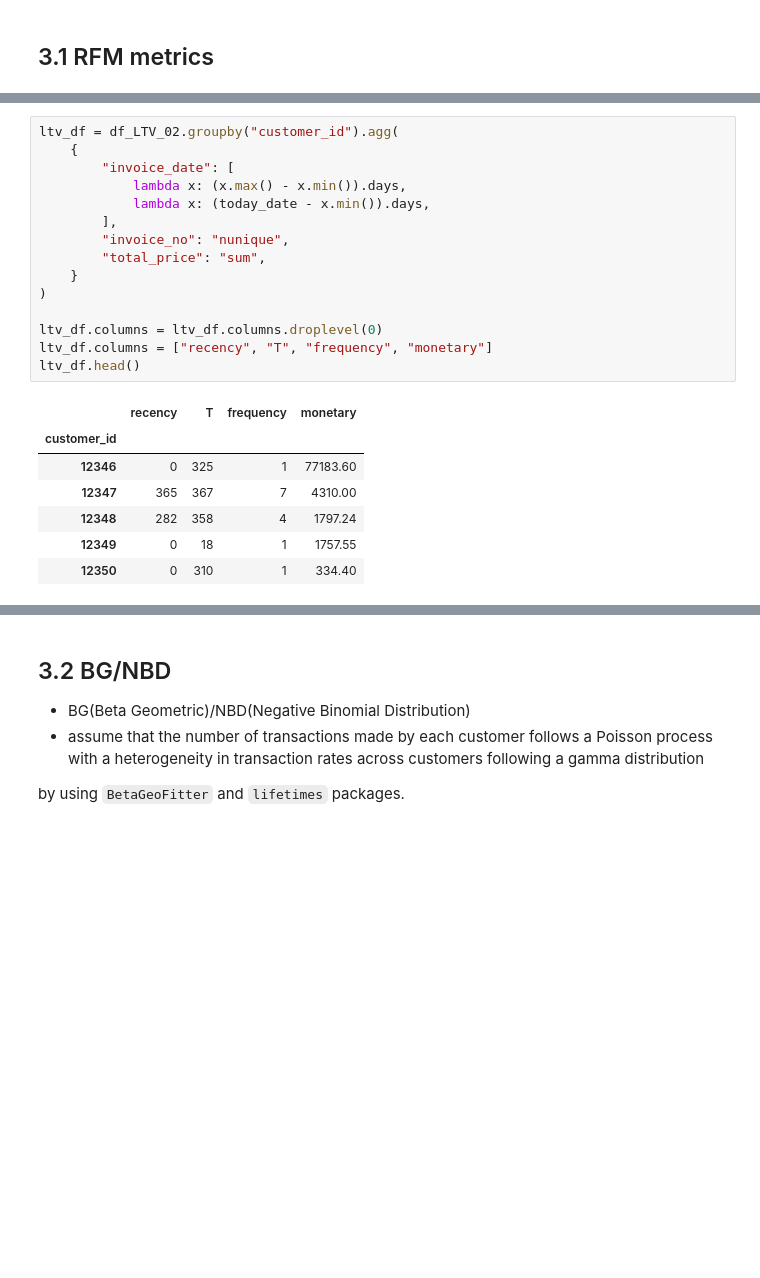
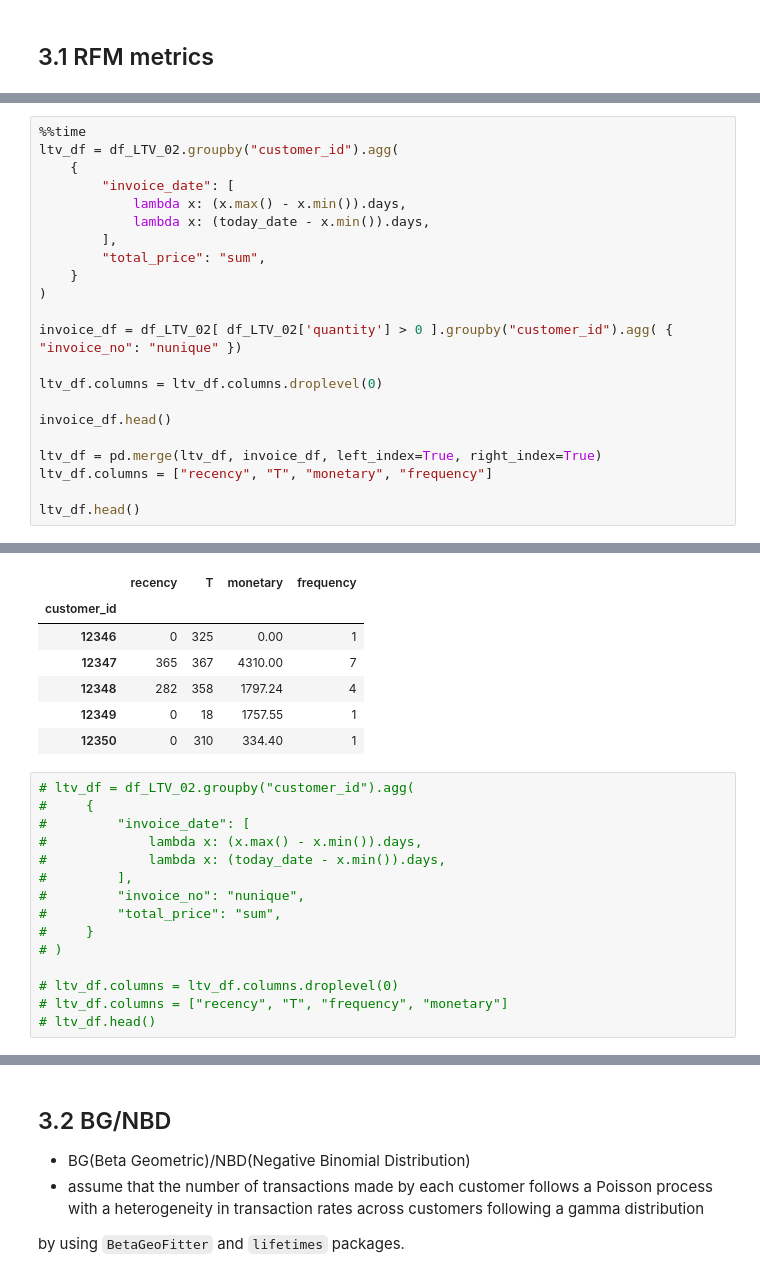
Before and after one commit to Nayoung-young/prj-ecommerce-ltv, a Jupyter notebook: e_commerce_LTV.ipynb, the cells around one changed output, grey strips where cells are left out. Cells and saved outputs as stored; diff of their text form; blank space fills up the shorter version.

```diff
--- a/e_commerce_LTV.ipynb
+++ b/e_commerce_LTV.ipynb
@@ -512,0 +524,23 @@ df_LTV_02[df_LTV_02['customer_id'] == '12346']
+# %%
+%%time
+ltv_df = df_LTV_02.groupby("customer_id").agg(
+    {
+        "invoice_date": [
+            lambda x: (x.max() - x.min()).days,
+            lambda x: (today_date - x.min()).days,
+        ],
+        "total_price": "sum",
+    }
+)
+
+invoice_df = df_LTV_02[ df_LTV_02['quantity'] > 0 ].groupby("customer_id").agg( { "invoice_no": "nunique" })
+
+ltv_df.columns = ltv_df.columns.droplevel(0)
+
+invoice_df.head()
+
+ltv_df = pd.merge(ltv_df, invoice_df, left_index=True, right_index=True)
+ltv_df.columns = ["recency", "T", "monetary", "frequency"]
+
+ltv_df.head()
+# %% [output]
@@ -513,26 +549,25 @@ df_LTV_02[df_LTV_02['customer_id'] == '12346']
+|  | recency | T | monetary | frequency |
+| customer_id |  |  |  |  |
+| 12346 | 0 | 325 | 0.00 | 1 |
+| 12347 | 365 | 367 | 4310.00 | 7 |
+| 12348 | 282 | 358 | 1797.24 | 4 |
+| 12349 | 0 | 18 | 1757.55 | 1 |
+| 12350 | 0 | 310 | 334.40 | 1 |
 # %%
-ltv_df = df_LTV_02.groupby("customer_id").agg(
-    {
-        "invoice_date": [
-            lambda x: (x.max() - x.min()).days,
-            lambda x: (today_date - x.min()).days,
-        ],
-        "invoice_no": "nunique",
-        "total_price": "sum",
-    }
-)
+# ltv_df = df_LTV_02.groupby("customer_id").agg(
+#     {
+#         "invoice_date": [
+#             lambda x: (x.max() - x.min()).days,
+#             lambda x: (today_date - x.min()).days,
+#         ],
+#         "invoice_no": "nunique",
+#         "total_price": "sum",
+#     }
+# )
 
-ltv_df.columns = ltv_df.columns.droplevel(0)
-ltv_df.columns = ["recency", "T", "frequency", "monetary"]
-ltv_df.head()
+# ltv_df.columns = ltv_df.columns.droplevel(0)
+# ltv_df.columns = ["recency", "T", "frequency", "monetary"]
+# ltv_df.head()
-# %% [output]
-|  | recency | T | frequency | monetary |
-| customer_id |  |  |  |  |
-| 12346 | 0 | 325 | 1 | 77183.60 |
-| 12347 | 365 | 367 | 7 | 4310.00 |
-| 12348 | 282 | 358 | 4 | 1797.24 |
-| 12349 | 0 | 18 | 1 | 1757.55 |
-| 12350 | 0 | 310 | 1 | 334.40 |
 # %%
 ltv_df.info()
 # %% [output]
```
Also changed, not shown: parts of 27 cells of this notebook.
